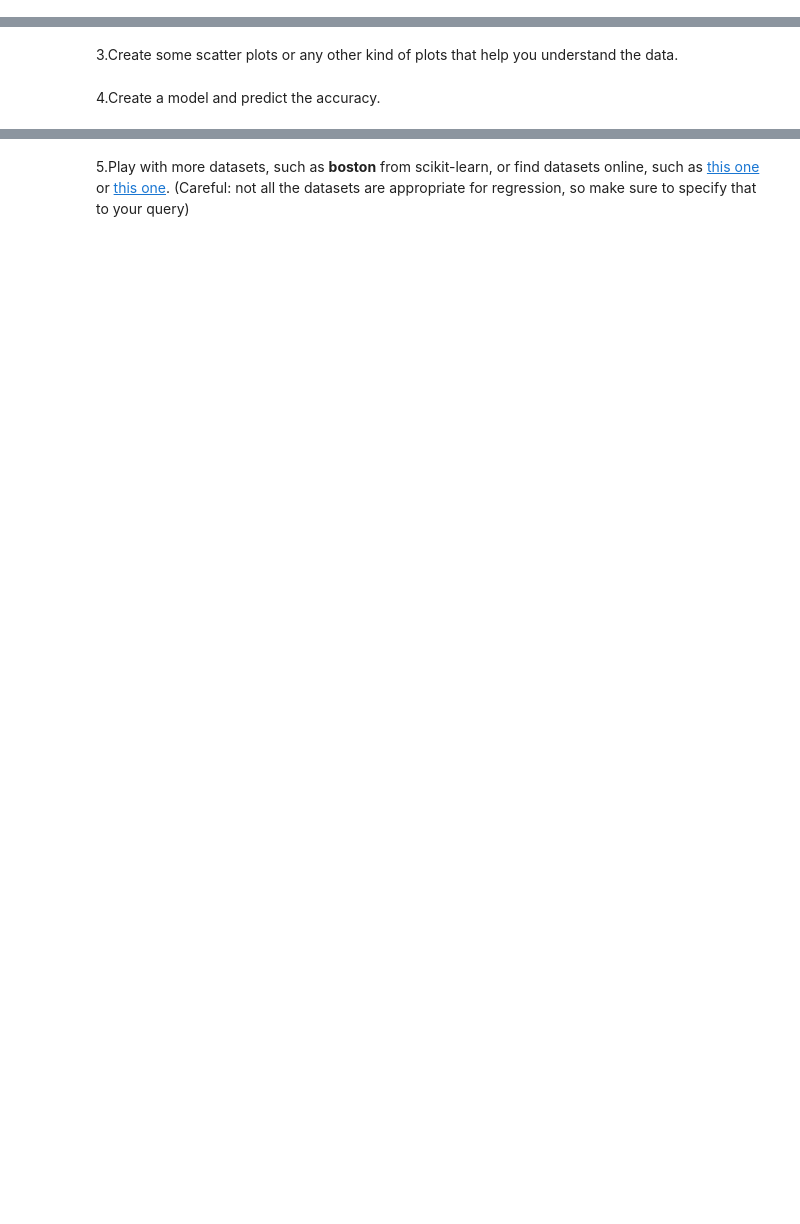
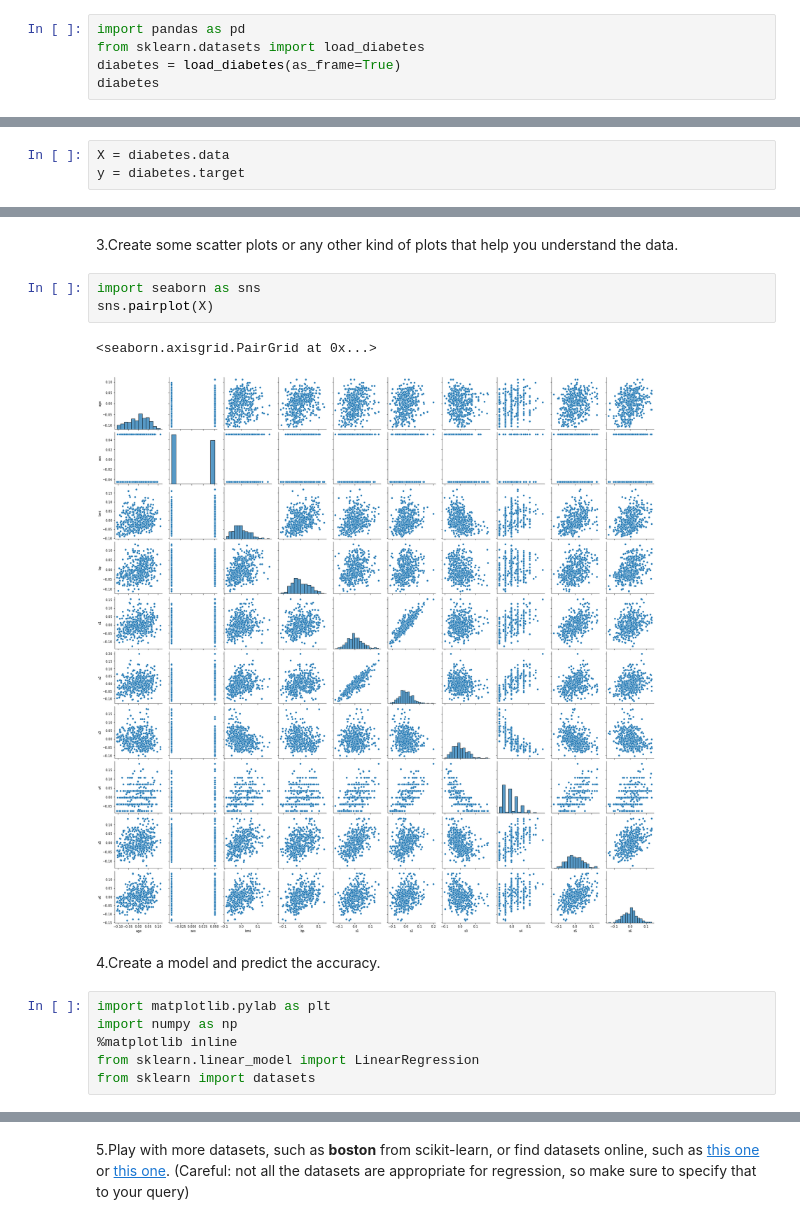
Before and after one commit to RegisSchulze/regression, a Jupyter notebook: 05-drills.ipynb, the cells around one changed output, grey strips where cells are left out. Saved outputs shown, nothing was run; the diff lists cells and outputs as text; blank space fills up the shorter version.

```diff
--- a/05-drills.ipynb
+++ b/05-drills.ipynb
@@ -2,3 +2,8 @@
 # Drills
 # %% [markdown]
 1.Load the data using the existing **diabetes** dataset from `scikit-learn`.
+# %%
+import pandas as pd
+from sklearn.datasets import load_diabetes
+diabetes = load_diabetes(as_frame=True)
+diabetes
@@ -4,0 +32,3 @@
+# %%
+X = diabetes.data
+y = diabetes.target
@@ -7,4 +106,16 @@
 # %% [markdown]
 3.Create some scatter plots or any other kind of plots that help you understand the data.
+# %%
+import seaborn as sns
+sns.pairplot(X)
+# %% [output]
+<seaborn.axisgrid.PairGrid at 0x...>
+[figure, added]
 # %% [markdown]
 4.Create a model and predict the accuracy.
+# %%
+import matplotlib.pylab as plt
+import numpy as np
+%matplotlib inline
+from sklearn.linear_model import LinearRegression
+from sklearn import datasets
```
Also changed, not shown: parts of 10 cells of this notebook.
